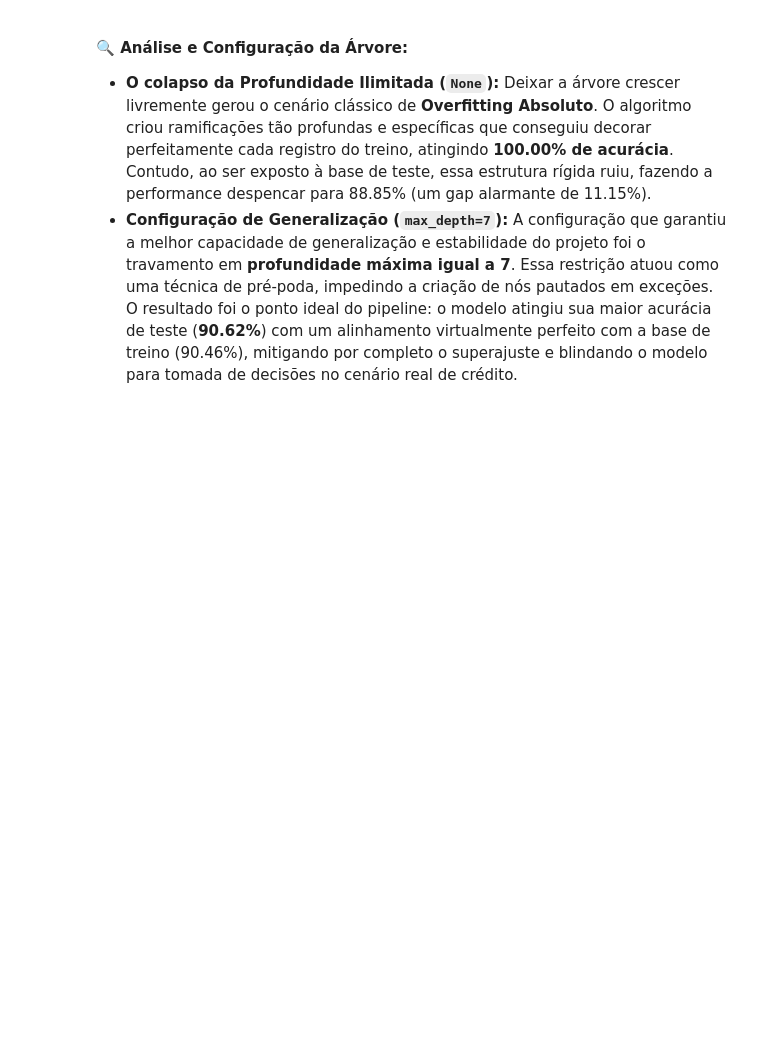
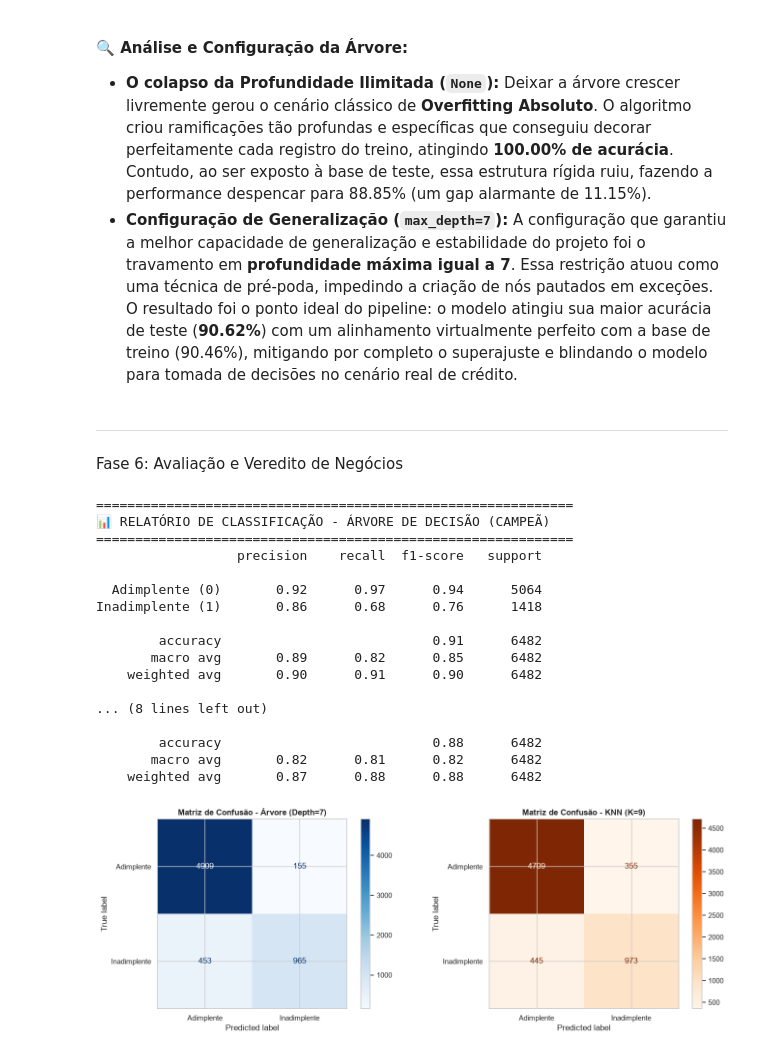
Before and after one commit to Ana-Cravo/credit_risk, a Jupyter notebook: projeto_credit_risk.ipynb, the cells around one changed output. Saved outputs shown, nothing was run; the diff lists cells and outputs as text; code cells hidden in the pictures; blank space fills up the shorter version.

Commit message:
chore: checkpoint fase 6

```diff
--- a/projeto_credit_risk.ipynb
+++ b/projeto_credit_risk.ipynb
@@ -1409,3 +1423,72 @@ Abaixo estão consolidados os monitoramentos de métricas em ambas as bases (Tre
 #### 🔍 Análise e Configuração da Árvore:
 * **O colapso da Profundidade Ilimitada (`None`):** Deixar a árvore crescer livremente gerou o cenário clássico de **Overfitting Absoluto**. O algoritmo criou ramificações tão profundas e específicas que conseguiu decorar perfeitamente cada registro do treino, atingindo **100.00% de acurácia**. Contudo, ao ser exposto à base de teste, essa estrutura rígida ruiu, fazendo a performance despencar para 88.85% (um gap alarmante de 11.15%).
 * **Configuração de Generalização (`max_depth=7`):** A configuração que garantiu a melhor capacidade de generalização e estabilidade do projeto foi o travamento em **profundidade máxima igual a 7**. Essa restrição atuou como uma técnica de pré-poda, impedindo a criação de nós pautados em exceções. O resultado foi o ponto ideal do pipeline: o modelo atingiu sua maior acurácia de teste (**90.62%**) com um alinhamento virtualmente perfeito com a base de treino (90.46%), mitigando por completo o superajuste e blindando o modelo para tomada de decisões no cenário real de crédito.
+# %% [markdown]
+---
+# %% [markdown]
+Fase 6: Avaliação e Veredito de Negócios
+# %%
+from sklearn.metrics import classification_report, confusion_matrix, ConfusionMatrixDisplay
+
+# 1. Definindo as melhores configurações escolhidas na Fase 5
+MELHOR_DEPTH = 7
+MELHOR_KNN = 9
+
+# 2. Instanciando e treinando os modelos com a base de treino limpa
+modelo_arvore_final = DecisionTreeClassifier(max_depth=MELHOR_DEPTH, random_state=42)
+modelo_arvore_final.fit(X_treino_bal, y_treino_bal)
+
+modelo_knn_final = KNeighborsClassifier(n_neighbors=MELHOR_KNN)
+modelo_knn_final.fit(X_treino_knn, y_treino_bal)
+
+# 3. Gerando as previsões na base de teste (dados inéditos)
+y_pred_arvore = modelo_arvore_final.predict(X_teste)
+y_pred_knn = modelo_knn_final.predict(X_teste_knn)
+
+# 4. Imprimindo os Relatórios de Classificação na tela
+print("=============================================================")
+print("📊 RELATÓRIO DE CLASSIFICAÇÃO - ÁRVORE DE DECISÃO (CAMPEÃ)")
+print("=============================================================")
+print(classification_report(y_teste, y_pred_arvore, target_names=['Adimplente (0)', 'Inadimplente (1)']))
+
+print("\n=============================================================")
+print("📊 RELATÓRIO DE CLASSIFICAÇÃO - KNN (CAMPEÃO)")
+print("=============================================================")
+print(classification_report(y_teste, y_pred_knn, target_names=['Adimplente (0)', 'Inadimplente (1)']))
+
+# 5. Plotando graficamente as Matrizes de Confusão lado a lado
+fig, ax = plt.subplots(1, 2, figsize=(14, 5))
+
+# Matriz da Árvore
+cm_arvore = confusion_matrix(y_teste, y_pred_arvore)
+disp_arvore = ConfusionMatrixDisplay(confusion_matrix=cm_arvore, display_labels=['Adimplente', 'Inadimplente'])
+disp_arvore.plot(ax=ax[0], cmap='Blues', values_format='d') # mostra os valores como inteiros
+ax[0].set_title(f"Matriz de Confusão - Árvore (Depth={MELHOR_DEPTH})", fontsize=12, fontweight='bold')
+
+# Matriz do KNN
+cm_knn = confusion_matrix(y_teste, y_pred_knn)
+disp_knn = ConfusionMatrixDisplay(confusion_matrix=cm_knn, display_labels=['Adimplente', 'Inadimplente'])
+disp_knn.plot(ax=ax[1], cmap='Oranges', values_format='d')
+ax[1].set_title(f"Matriz de Confusão - KNN (K={MELHOR_KNN})", fontsize=12, fontweight='bold')
+
+plt.tight_layout() # ajusta automaticamente os espaços entre os gráficos para não ficar tudo apertado.
+plt.show()
+# %% [output]
+=============================================================
+📊 RELATÓRIO DE CLASSIFICAÇÃO - ÁRVORE DE DECISÃO (CAMPEÃ)
+=============================================================
+                  precision    recall  f1-score   support
+
+  Adimplente (0)       0.92      0.97      0.94      5064
+Inadimplente (1)       0.86      0.68      0.76      1418
+
+        accuracy                           0.91      6482
+       macro avg       0.89      0.82      0.85      6482
+    weighted avg       0.90      0.91      0.90      6482
+
+... (8 lines left out)
+
+        accuracy                           0.88      6482
+       macro avg       0.82      0.81      0.82      6482
+    weighted avg       0.87      0.88      0.88      6482
+[figure, added]
```
Also changed, not shown: parts of 32 cells of this notebook.
